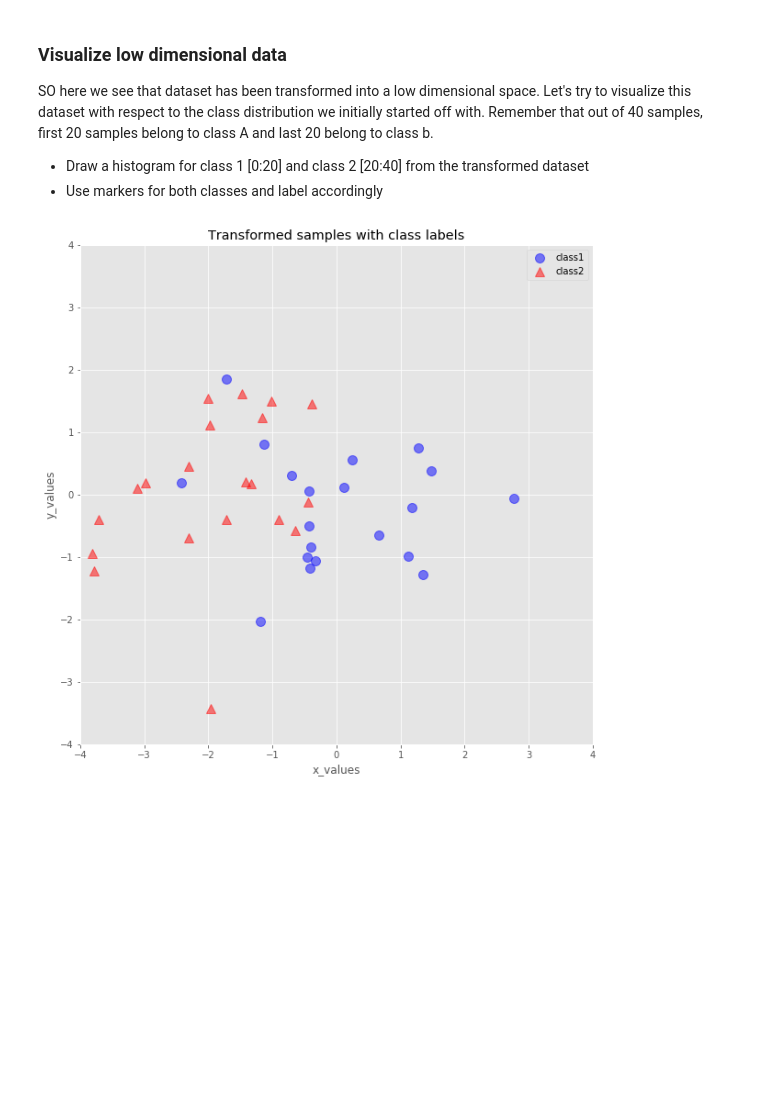
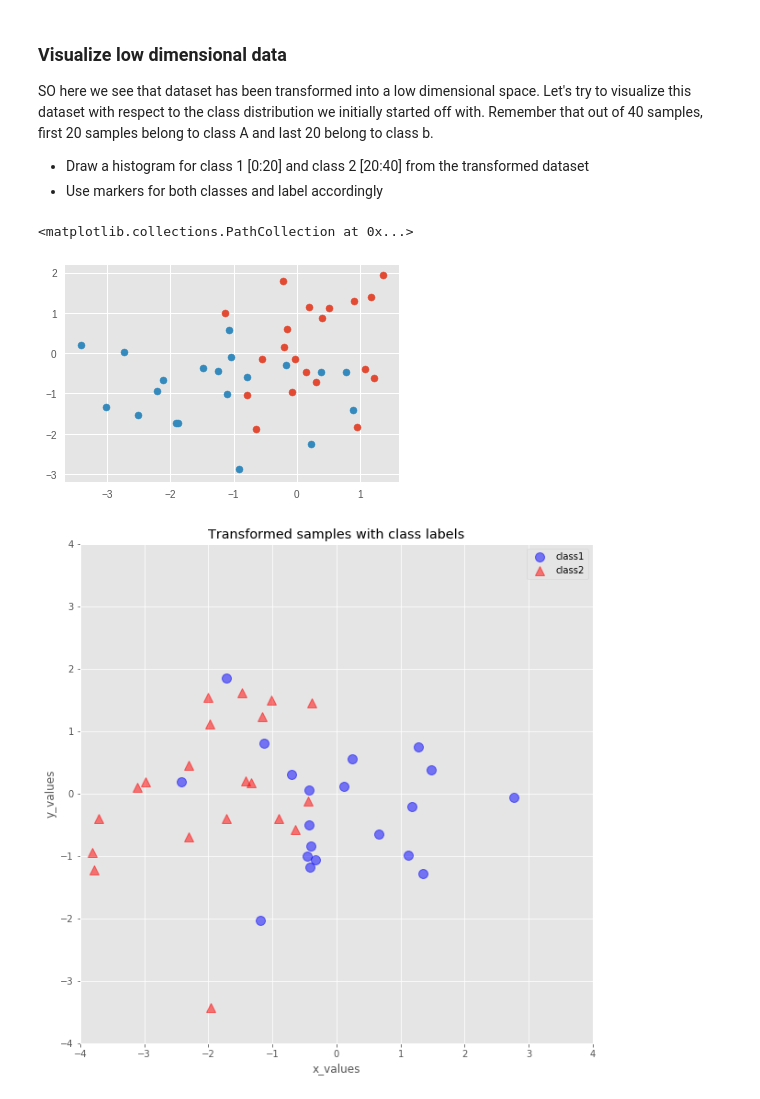
Before and after one commit to Patrickbfuller/dsc-3-34-07-pca-implementation-visualization-python-numpy-lab-seattle-ds-career-040119, a Jupyter notebook: index.ipynb, the cells around one changed output. Saved outputs shown, nothing was run; the diff lists cells and outputs as text; code cells hidden in the pictures; blank space fills up the shorter version.

```diff
--- a/index.ipynb
+++ b/index.ipynb
@@ -378,3 +376,9 @@ plt.scatter(low_d_subspace[:20,0])
+# %%
+plt.scatter(low_d_subspace[:20,0], low_d_subspace[:20,1])
+plt.scatter(low_d_subspace[20:40,0], low_d_subspace[20:40,1])
+# %% [output]
+<matplotlib.collections.PathCollection at 0x...>
+[figure, added]
 # %%
 # Your code here
 # %% [output]
```
Also changed, not shown: parts of 1 cell of this notebook.
